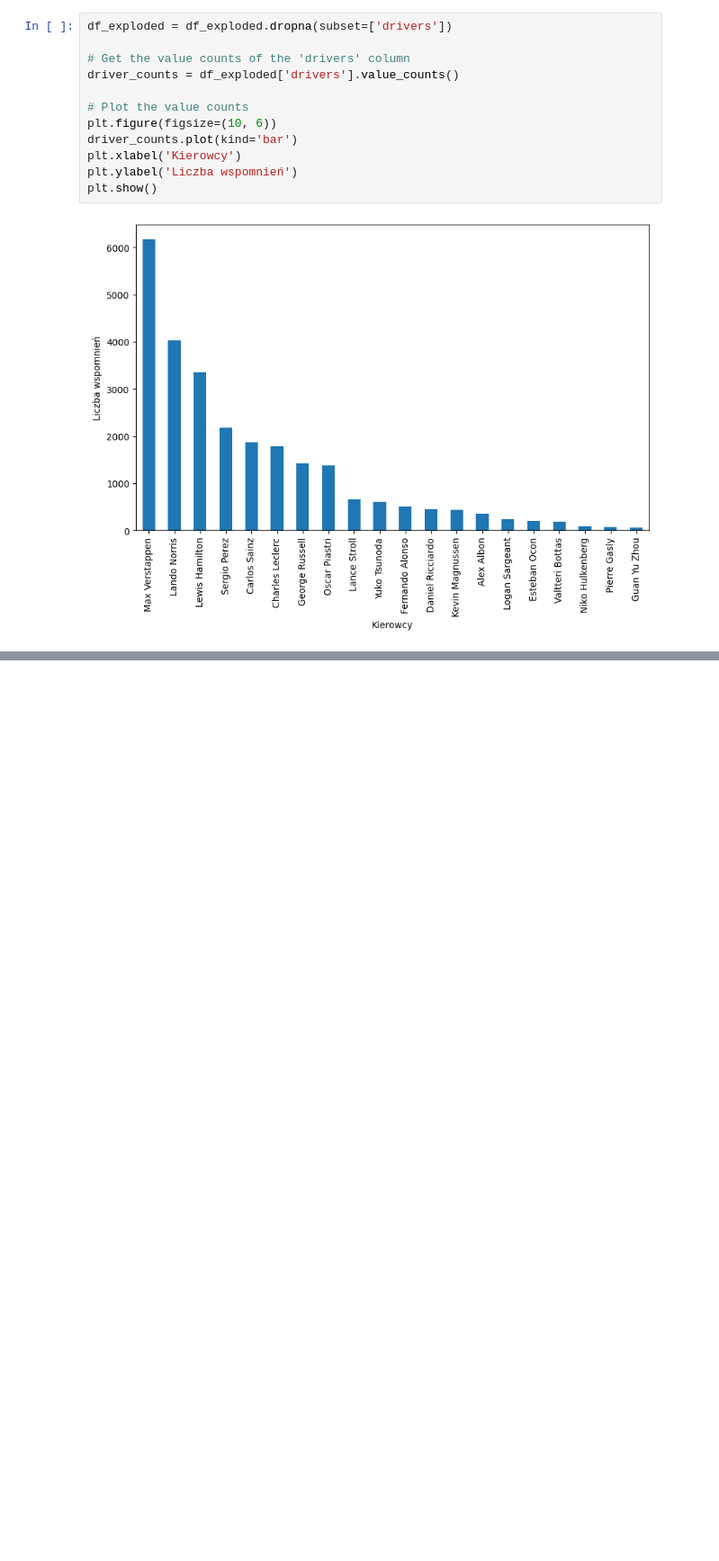
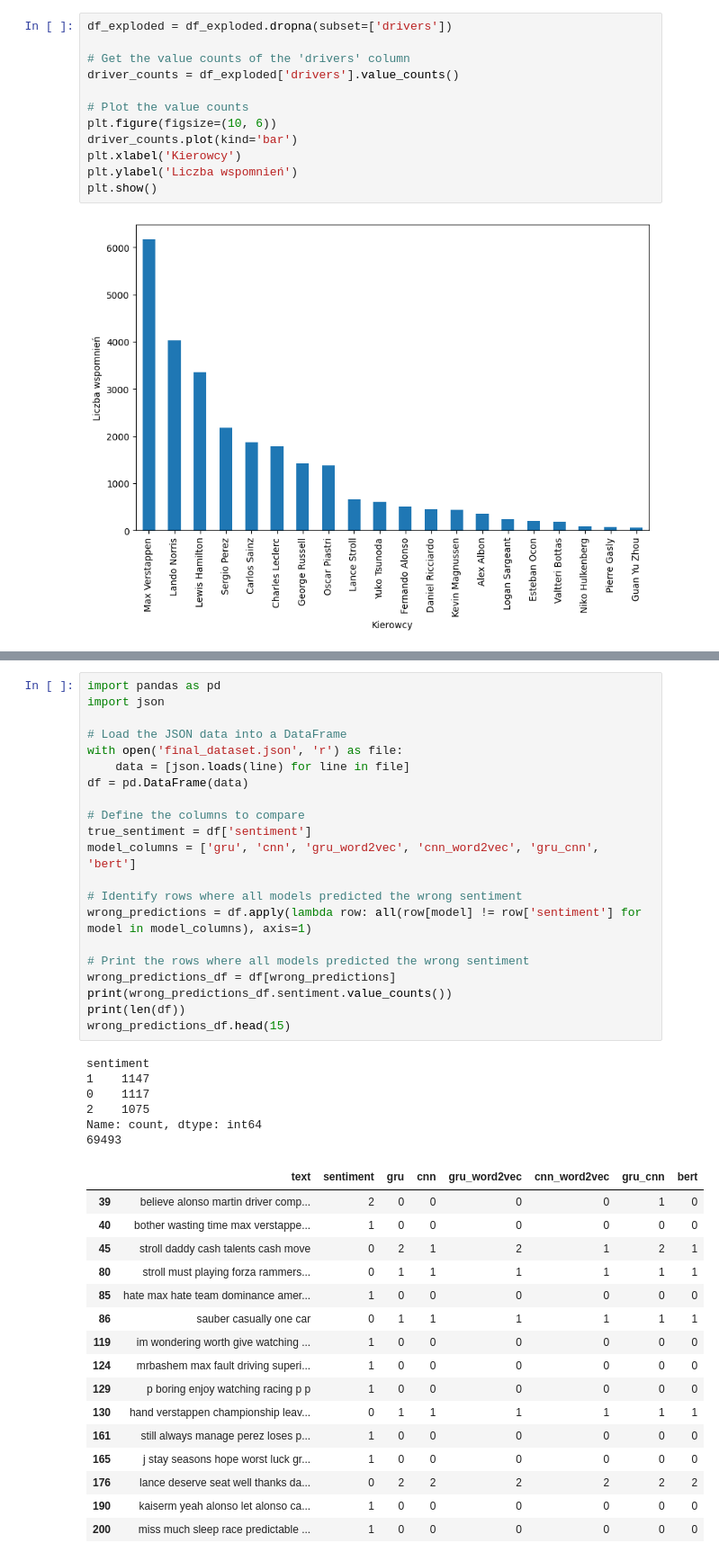
Before and after one commit to KacperST/sentiment-analysis, a Jupyter notebook: results.ipynb, the cells around one changed output, grey strips where cells are left out. Shown at 90% size. Drawn from its saved outputs; the diff is of its cells as text; blank space fills up the shorter version.

```diff
--- a/results.ipynb
+++ b/results.ipynb
@@ -204,0 +339,44 @@ plt.show()
+# %%
+import pandas as pd
+import json
+
+# Load the JSON data into a DataFrame
+with open('final_dataset.json', 'r') as file:
+    data = [json.loads(line) for line in file]
+df = pd.DataFrame(data)
+
+# Define the columns to compare
+true_sentiment = df['sentiment']
+model_columns = ['gru', 'cnn', 'gru_word2vec', 'cnn_word2vec', 'gru_cnn', 'bert']
+
+# Identify rows where all models predicted the wrong sentiment
+wrong_predictions = df.apply(lambda row: all(row[model] != row['sentiment'] for model in model_columns), axis=1)
+
+# Print the rows where all models predicted the wrong sentiment
+wrong_predictions_df = df[wrong_predictions]
+print(wrong_predictions_df.sentiment.value_counts())
+print(len(df))
+wrong_predictions_df.head(15)
+# %% [output]
+sentiment
+1    1147
+0    1117
+2    1075
+Name: count, dtype: int64
+69493
+|  | text | sentiment | gru | cnn | gru_word2vec | cnn_word2vec | gru_cnn | bert |
+| 39 | believe alonso martin driver comp... | 2 | 0 | 0 | 0 | 0 | 1 | 0 |
+| 40 | bother wasting time max verstappe... | 1 | 0 | 0 | 0 | 0 | 0 | 0 |
+| 45 | stroll daddy cash talents cash move | 0 | 2 | 1 | 2 | 1 | 2 | 1 |
+| 80 | stroll must playing forza rammers... | 0 | 1 | 1 | 1 | 1 | 1 | 1 |
+| 85 | hate max hate team dominance amer... | 1 | 0 | 0 | 0 | 0 | 0 | 0 |
+| 86 | sauber casually one car | 0 | 1 | 1 | 1 | 1 | 1 | 1 |
+| 119 | im wondering worth give watching ... | 1 | 0 | 0 | 0 | 0 | 0 | 0 |
+| 124 | mrbashem max fault driving superi... | 1 | 0 | 0 | 0 | 0 | 0 | 0 |
+| 129 | p boring enjoy watching racing p p | 1 | 0 | 0 | 0 | 0 | 0 | 0 |
+| 130 | hand verstappen championship leav... | 0 | 1 | 1 | 1 | 1 | 1 | 1 |
+| 161 | still always manage perez loses p... | 1 | 0 | 0 | 0 | 0 | 0 | 0 |
+| 165 | j stay seasons hope worst luck gr... | 1 | 0 | 0 | 0 | 0 | 0 | 0 |
+| 176 | lance deserve seat well thanks da... | 0 | 2 | 2 | 2 | 2 | 2 | 2 |
+| 190 | kaiserm yeah alonso let alonso ca... | 1 | 0 | 0 | 0 | 0 | 0 | 0 |
+| 200 | miss much sleep race predictable ... | 1 | 0 | 0 | 0 | 0 | 0 | 0 |
```
Also changed, not shown: parts of 12 cells of this notebook.
